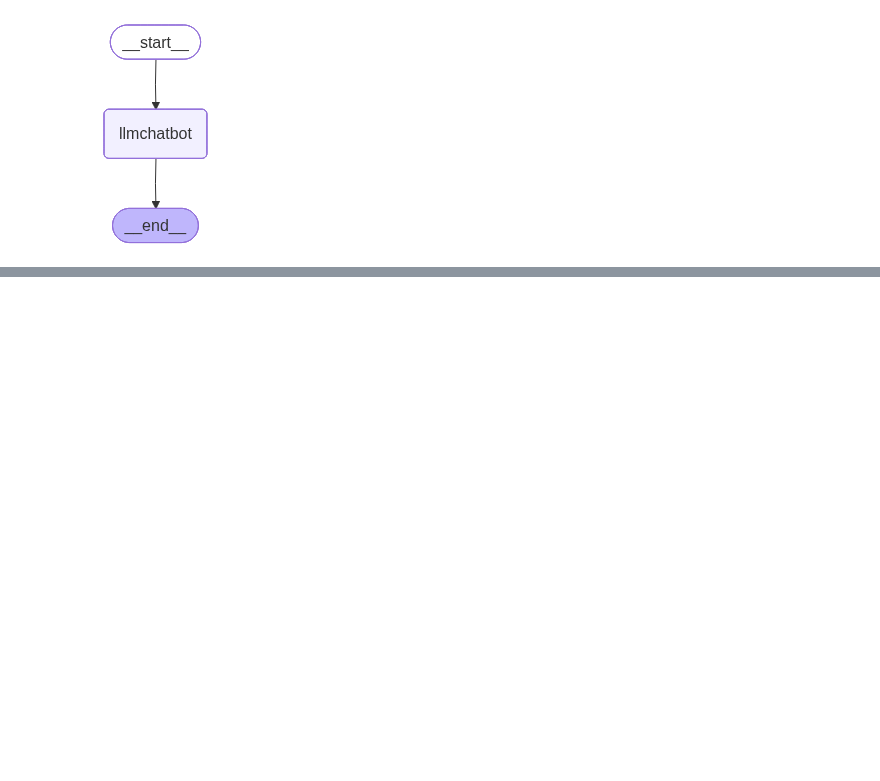
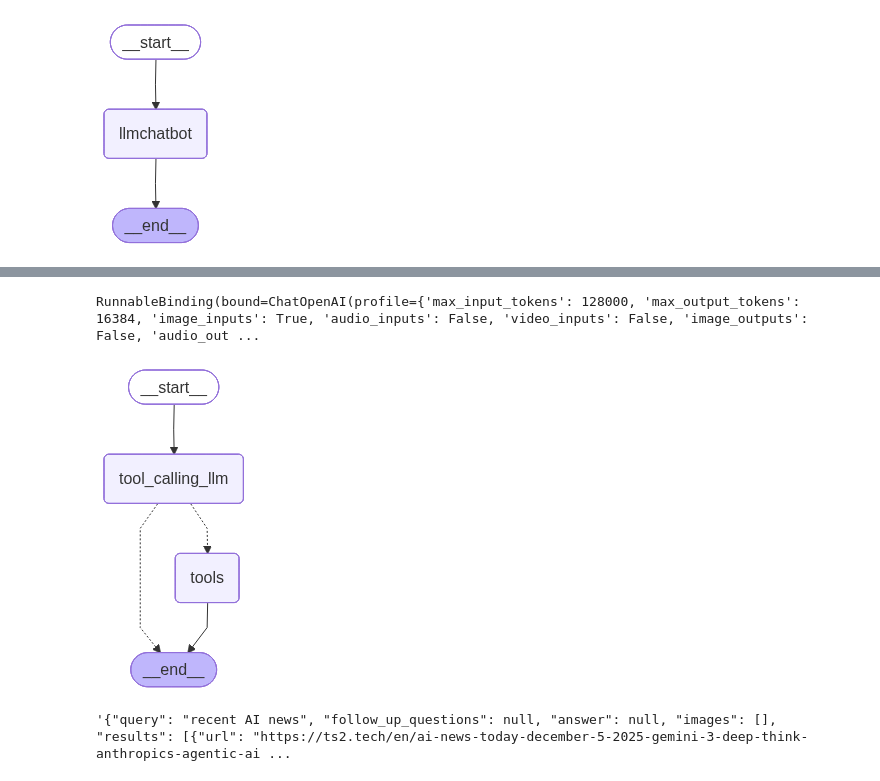
Before and after one commit to Antony2412/Agentic-AI-With-Langgraph-And-MCP-, a Jupyter notebook: 1-basicchatbot.ipynb, the cells around one changed output, grey strips where cells are left out. Cells and saved outputs as stored; diff of their text form; code cells hidden in the pictures; blank space fills up the shorter version.

Commit message:
Added Tools to the llm

```diff
--- a/1-basicchatbot.ipynb
+++ b/1-basicchatbot.ipynb
@@ -56,0 +87,52 @@ response["messages"][-1].content
+# %%
+## Custom Tool
+def multiply(a:int,b:int)->int:
+    """Multiply a and b
+    Args:
+        a: int
+        b: int
+    Returns:
+        int: The product of a and b
+    """
+    return a*b
+# %%
+tools=[tool,multiply]
+# %%
+## Binding the tools to the model
+llm_with_tools=llm.bind_tools(tools)
+# %%
+llm_with_tools
+# %% [output]
+RunnableBinding(bound=ChatOpenAI(profile={'max_input_tokens': 128000, 'max_output_tokens': 16384, 'image_inputs': True, 'audio_inputs': False, 'video_inputs': False, 'image_outputs': False, 'audio_out ...
+# %%
+## Stategraph
+from langgraph.graph import StateGraph,START,END
+from langgraph.prebuilt import ToolNode
+from langgraph.prebuilt import tools_condition
+
+## Node definition
+def tool_calling_llm(state:State)->State:
+    return {"messages":[llm_with_tools.invoke(state["messages"])]}
+
+## Graph
+builder=StateGraph(State)
+builder.add_node("tool_calling_llm",tool_calling_llm)
+builder.add_node("tools",ToolNode(tools))
+
+## Add edges
+builder.add_edge(START,"tool_calling_llm")
+builder.add_conditional_edges(
+    "tool_calling_llm",
+    # If the latest message (result) from assistant is a tool call -> tools_condition routes to tools
+    # If the latest message (result) from assistant is a not a tool call -> tools_condition routes to END
+    tools_condition
+)
+builder.add_edge("tools",END)
+
+## compile the graph
+graph=builder.compile()
+
+from IPython.display import Image, display
+display(Image(graph.get_graph().draw_mermaid_png()))
+# %% [output]
+[figure, added]
@@ -56,0 +141,4 @@ response["messages"][-1].content
+# %%
+response['messages'][-1].content
+# %% [output]
+'{"query": "recent AI news", "follow_up_questions": null, "answer": null, "images": [], "results": [{"url": "https://ts2.tech/en/ai-news-today-december-5-2025-gemini-3-deep-think-anthropics-agentic-ai ...
```
Also changed, not shown: parts of 8 cells of this notebook.
